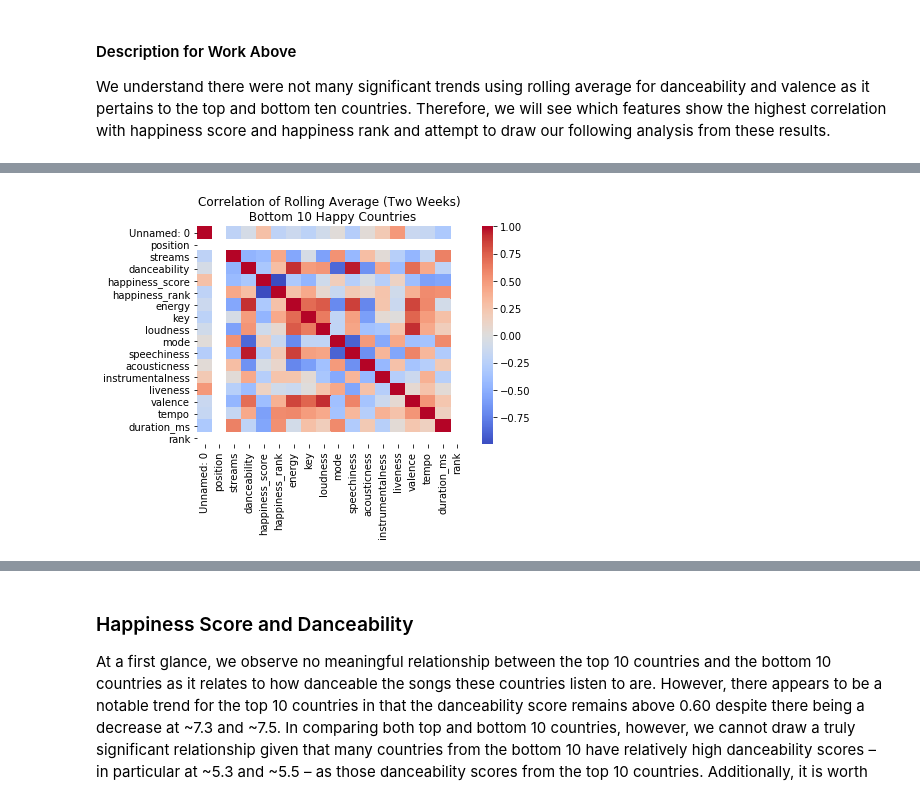
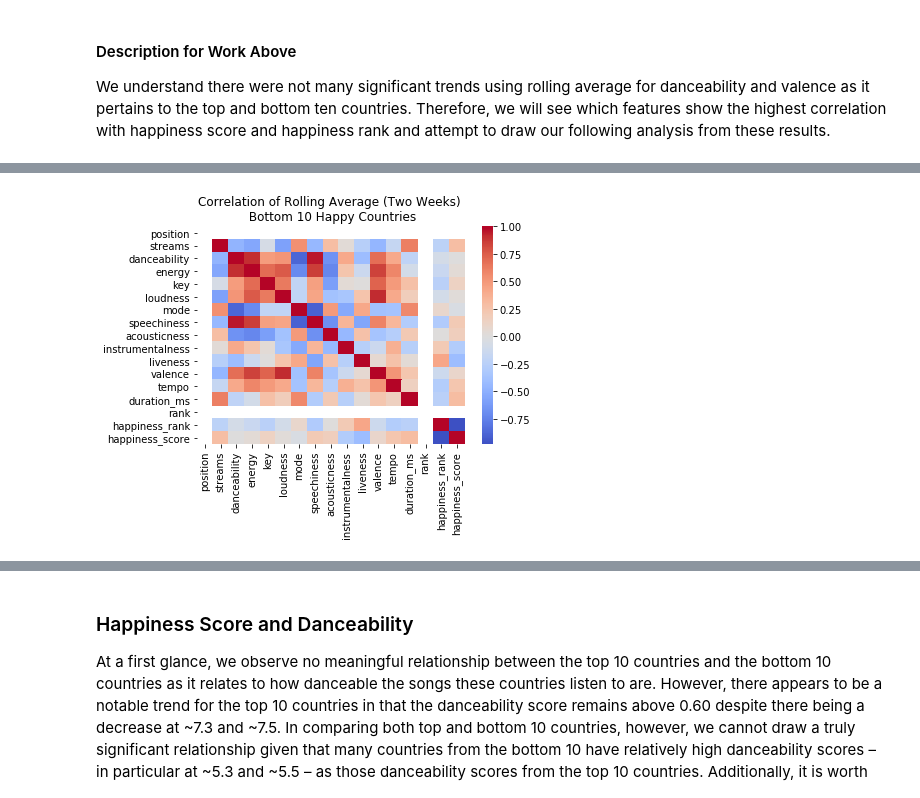
Before and after one commit to Albina-C/INFO-2950-Project, a Jupyter notebook: PROJ 2950.ipynb, the cells around one changed output, grey strips where cells are left out. Cells and saved outputs as stored; diff of their text form; code cells hidden in the pictures.

```diff
--- a/PROJ 2950.ipynb
+++ b/PROJ 2950.ipynb
@@ -298,4 +298,6 @@ finalsongs2019.head()
 5 rows × 24 columns
+# %%
+finalsongs2019=finalsongs2019.rename(columns={"rank_x":"rank"})
 # %% [markdown]
 #### Description for Work Above
 This is the part where we conduct our rolling average for our updated data frame **finalsongs2017**. In particular, we are using Estonia as an index position – given that this is the first of the bottom 10 countries – in order to consider our bottom and top final observations – or split, for the purpose of then grouping by country. We are conducting the rolling average of two weeks for danceability, which we are then merging on the country column.
@@ -487 +486,3 @@ We understand there were not many significant trends using rolling average for d
+# %%
+avg=avg.sort_values(["happiness_score"],ascending=False)
 # %%
@@ -493,7 +494,7 @@ NameError: name 'topavg' is not defined
 # %%
-sns.heatmap(botavg.corr(), center=0, cmap='coolwarm')
+sns.heatmap(avg.tail(10).corr(), center=0, cmap='coolwarm')
 plt.title("Correlation of Rolling Average (Two Weeks) \n Bottom 10 Happy Countries")
 plt.show()
 # %% [output]
-[figure, old version]
+[figure, new version]
 # %%
```
Also changed, not shown: parts of 57 cells of this notebook, 2 other files.
